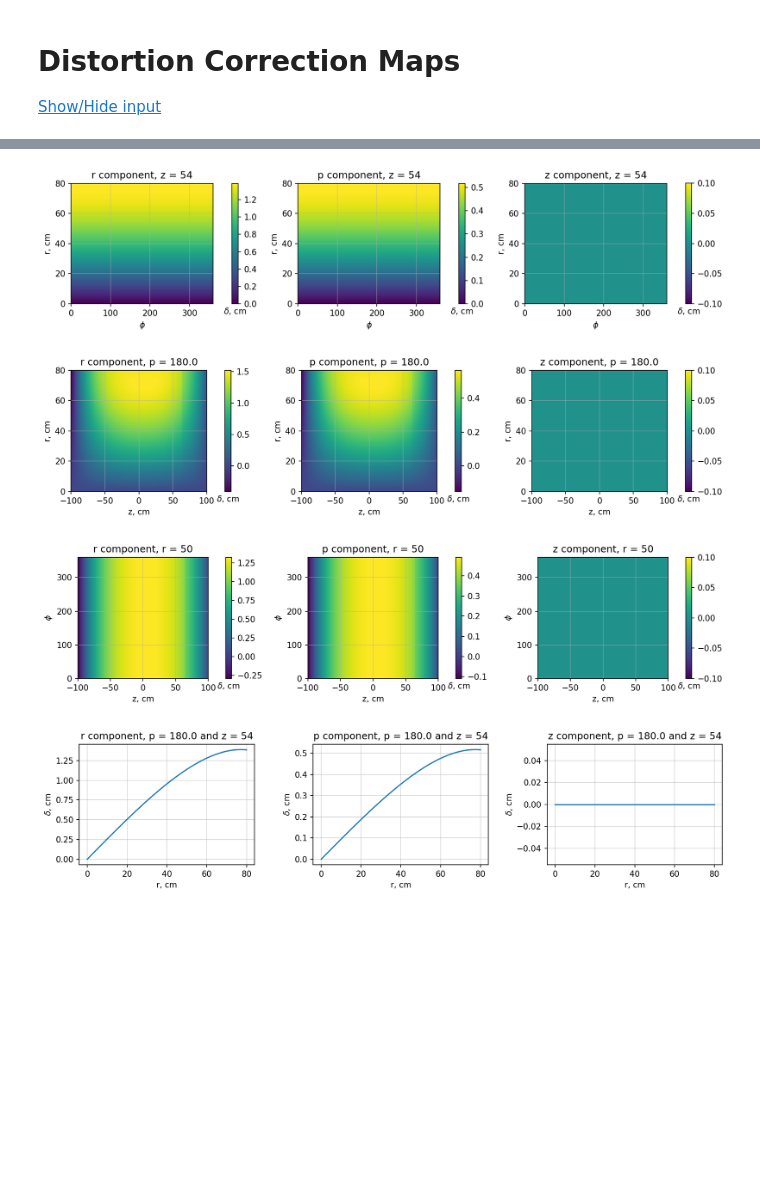
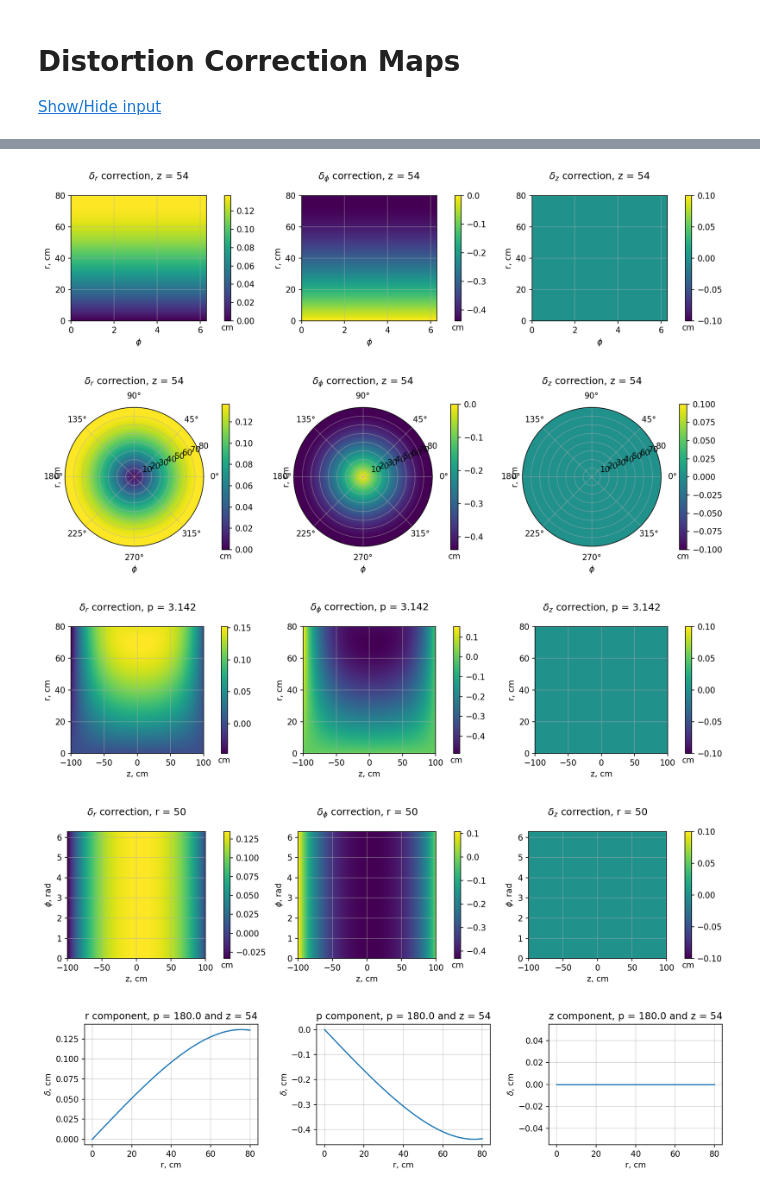
Before and after one commit to plexoos/pub-docs, a Jupyter notebook: npps-tpc-rs/distort.ipynb, the cells around one changed output, grey strips where cells are left out. Saved outputs shown, nothing was run; the diff lists cells and outputs as text; code cells hidden in the pictures; blank space fills up the shorter version.

```diff
--- a/npps-tpc-rs/distort.ipynb
+++ b/npps-tpc-rs/distort.ipynb
@@ -50,7 +83,7 @@ import pandas as pd
 import matplotlib as mpl
 import matplotlib.pyplot as plt
 # %%
-df = pd.read_csv("/Users/dsmirnov/work/tpc-rs/data/distort3.dat", sep='\s+', names=['r', 'p', 'z', 'corrr', 'corrp', 'corrz'])
+df = pd.read_csv("corr.dat", sep='\s+', names=['r', 'p', 'z', 'corrr', 'corrp', 'corrz'])
 #df
 df = df.round({'corrz': 4})
 #df.nunique()
@@ -60,7 +93,7 @@ def plot_corr_slice(ax, df):
     assert len(ax) >= 3, "expected three axes"
 
     r = df.r.unique()
-    p = df.p.unique()
+    p = df.p.unique()/180*np.pi
     z = df.z.unique()
 
     if len(z) == 1:
@@ -72,47 +105,51 @@ def plot_corr_slice(ax, df):
         xx, yy = np.meshgrid(z, r)
         xlabel = 'z, cm'
         ylabel = 'r, cm'
-        title  = f'p = {p[0]}'
+        title  = f'p = {p[0]:.3f}'
     elif len(r) == 1:
         xx, yy = np.meshgrid(z, p)
         xlabel = 'z, cm'
-        ylabel = '$\phi$'
+        ylabel = '$\phi$, rad'
         title  = f'r = {r[0]}'
 
-    for i, var in enumerate(['corrr', 'corrp', 'corrz']):
+    for i, (var, var_title) in enumerate({'corrr': '$\delta_r$', 'corrp': '$\delta_\phi$', 'corrz': '$\delta_z$'}.items()):
         a = ax[i]
         pcm = a.pcolormesh(xx, yy, df[var].values.reshape(xx.shape))
         a.set_xlabel(xlabel)
         a.set_ylabel(ylabel)
-        a.set_title(f'{var[-1]} component, {title}')
+        a.set_title(f'{var_title} correction, {title}', pad=20)
         a.grid(True)
         cb = fig.colorbar(pcm, ax=a, pad=0.1)
-        cb.ax.set_xlabel('$\delta$, cm')
+        cb.ax.set_xlabel('cm')
 # %%
-#subplot_kw = dict(projection='polar')
-subplot_kw = {}
-
-fig, ax = plt.subplots(nrows=1, ncols=3, figsize=(12, 3), subplot_kw=subplot_kw)
+fig, ax = plt.subplots(nrows=1, ncols=3, figsize=(12, 3.3))
 df_slice = df.loc[(df.z == 54)]
 plot_corr_slice(ax, df_slice)
 plt.tight_layout()
 plt.show()
 
-fig, ax = plt.subplots(nrows=1, ncols=3, figsize=(12, 3), subplot_kw=subplot_kw)
+fig, ax = plt.subplots(nrows=1, ncols=3, figsize=(12, 3.3), subplot_kw=dict(projection='polar'))
+df_slice = df.loc[(df.z == 54)]
+plot_corr_slice(ax, df_slice)
+plt.tight_layout()
+plt.show()
+
+fig, ax = plt.subplots(nrows=1, ncols=3, figsize=(12, 3.3))
 df_slice = df.loc[(df.p == 180)]
 plot_corr_slice(ax, df_slice)
 plt.tight_layout()
 plt.show()
 
-fig, ax = plt.subplots(nrows=1, ncols=3, figsize=(12, 3), subplot_kw=subplot_kw)
+fig, ax = plt.subplots(nrows=1, ncols=3, figsize=(12, 3.3))
 df_slice = df.loc[(df.r == 50)]
 plot_corr_slice(ax, df_slice)
 plt.tight_layout()
 plt.show()
 # %% [output]
-[figure, old version]
+[figure, new version]
-[figure, old version]
+[figure, new version]
-[figure, old version]
+[figure, new version]
+[figure, added]
 # %%
 def plot_corr(ax, df):
     ax = ax.ravel()
@@ -141,4 +178,4 @@ plot_corr(ax, df_slice)
 plt.tight_layout()
 plt.show()
 # %% [output]
-[figure, old version]
+[figure, new version]
```
Also changed, not shown: parts of 2 cells of this notebook.
